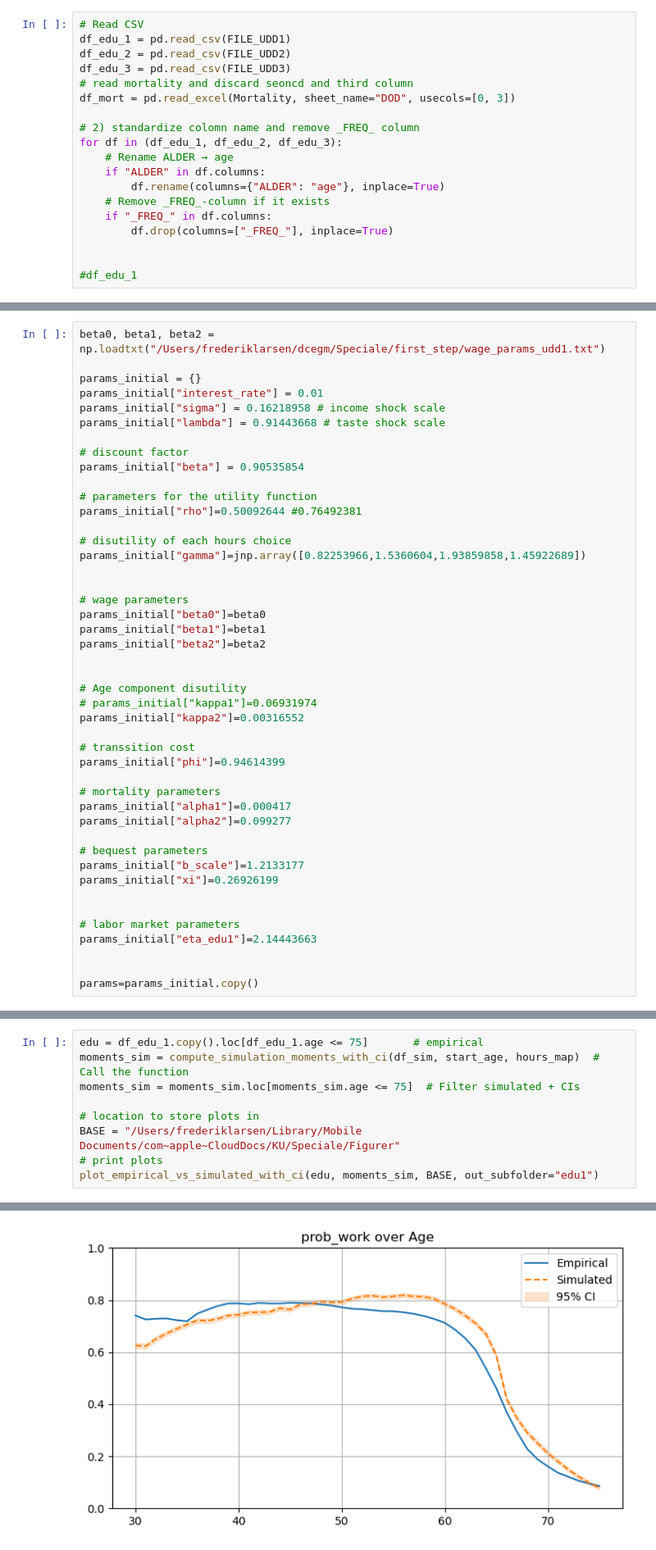
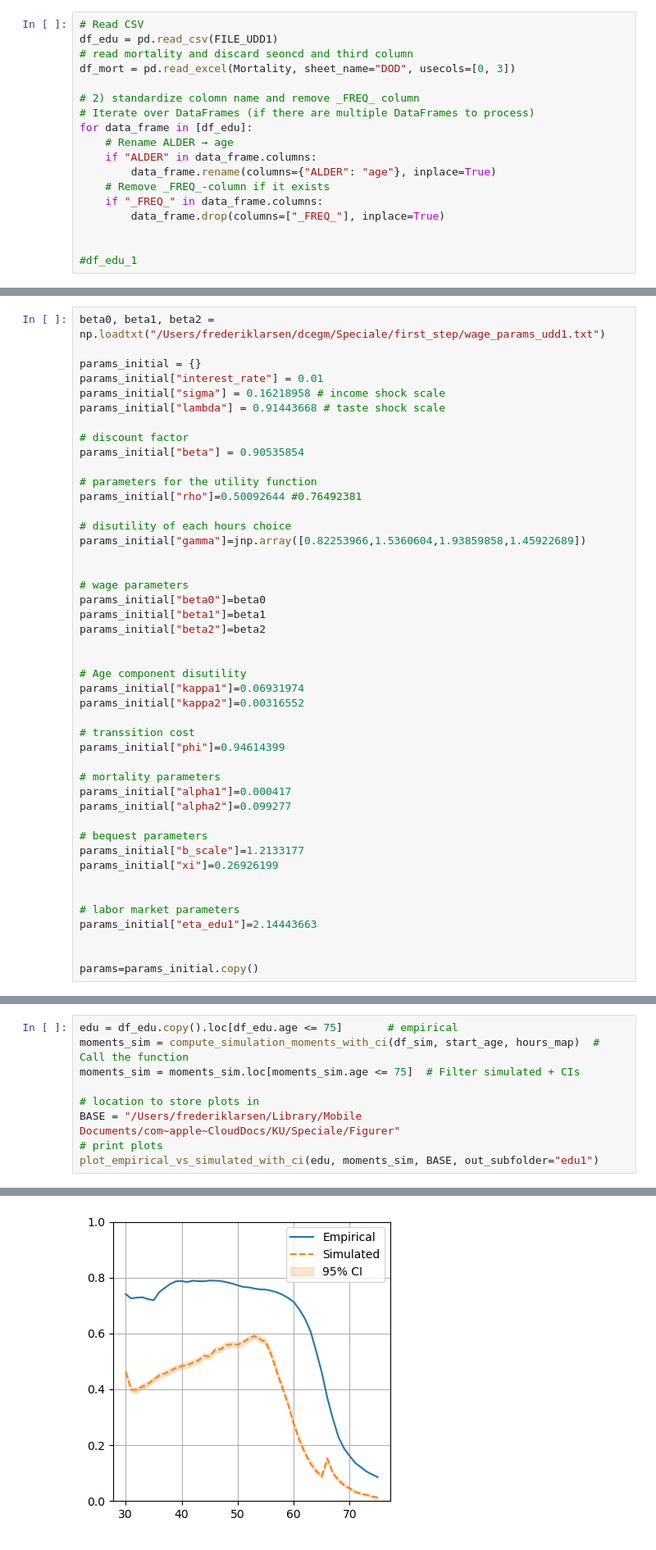
Before and after one commit to LarsenFred/Thesis, a Jupyter notebook: edu1/Initial_model_edu1.ipynb, the cells around one changed output, grey strips where cells are left out. Shown at 82% size. Cells and saved outputs as stored; diff of their text form.

```diff
--- a/edu1/Initial_model_edu1.ipynb
+++ b/edu1/Initial_model_edu1.ipynb
@@ -60,20 +58,19 @@ MLE estimates: alpha1 = 0.000417, alpha2 = 0.099277
 ## Load Data
 # %%
 # Read CSV
-df_edu_1 = pd.read_csv(FILE_UDD1)
-df_edu_2 = pd.read_csv(FILE_UDD2)
-df_edu_3 = pd.read_csv(FILE_UDD3)
+df_edu = pd.read_csv(FILE_UDD1)
 # read mortality and discard seoncd and third column
 df_mort = pd.read_excel(Mortality, sheet_name="DOD", usecols=[0, 3])
 
 # 2) standardize colomn name and remove _FREQ_ column
-for df in (df_edu_1, df_edu_2, df_edu_3):
+# Iterate over DataFrames (if there are multiple DataFrames to process)
+for data_frame in [df_edu]:
     # Rename ALDER → age
-    if "ALDER" in df.columns:
-        df.rename(columns={"ALDER": "age"}, inplace=True)
+    if "ALDER" in data_frame.columns:
+        data_frame.rename(columns={"ALDER": "age"}, inplace=True)
     # Remove _FREQ_-column if it exists
-    if "_FREQ_" in df.columns:
-        df.drop(columns=["_FREQ_"], inplace=True)
+    if "_FREQ_" in data_frame.columns:
+        data_frame.drop(columns=["_FREQ_"], inplace=True)
 
 
 #df_edu_1
@@ -108,7 +105,7 @@ params_initial["beta2"]=beta2
 
 
 # Age component disutility
-# params_initial["kappa1"]=0.06931974
+params_initial["kappa1"]=0.06931974
 params_initial["kappa2"]=0.00316552
 
 # transsition cost
@@ -603,13 +434,13 @@ plt.show()
 # %%
-edu = df_edu_1.copy().loc[df_edu_1.age <= 75]       # empirical
+edu = df_edu.copy().loc[df_edu.age <= 75]       # empirical
 moments_sim = compute_simulation_moments_with_ci(df_sim, start_age, hours_map)  # Call the function
 moments_sim = moments_sim.loc[moments_sim.age <= 75]  # Filter simulated + CIs
 
 # location to store plots in
 BASE = "/Users/frederiklarsen/Library/Mobile Documents/com~apple~CloudDocs/KU/Speciale/Figurer"
 # print plots
 plot_empirical_vs_simulated_with_ci(edu, moments_sim, BASE, out_subfolder="edu1")
 # %% [output]
 Saved /Users/frederiklarsen/Library/Mobile Documents/com~apple~CloudDocs/KU/Speciale/Figurer/edu1/prob_work_over_age_edu1.png
-[figure, old version]
+[figure, new version]
 Saved /Users/frederiklarsen/Library/Mobile Documents/com~apple~CloudDocs/KU/Speciale/Figurer/edu1/hours_0_over_age_edu1.png
```
Also changed, not shown: parts of 10 cells of this notebook, 1 other file.
